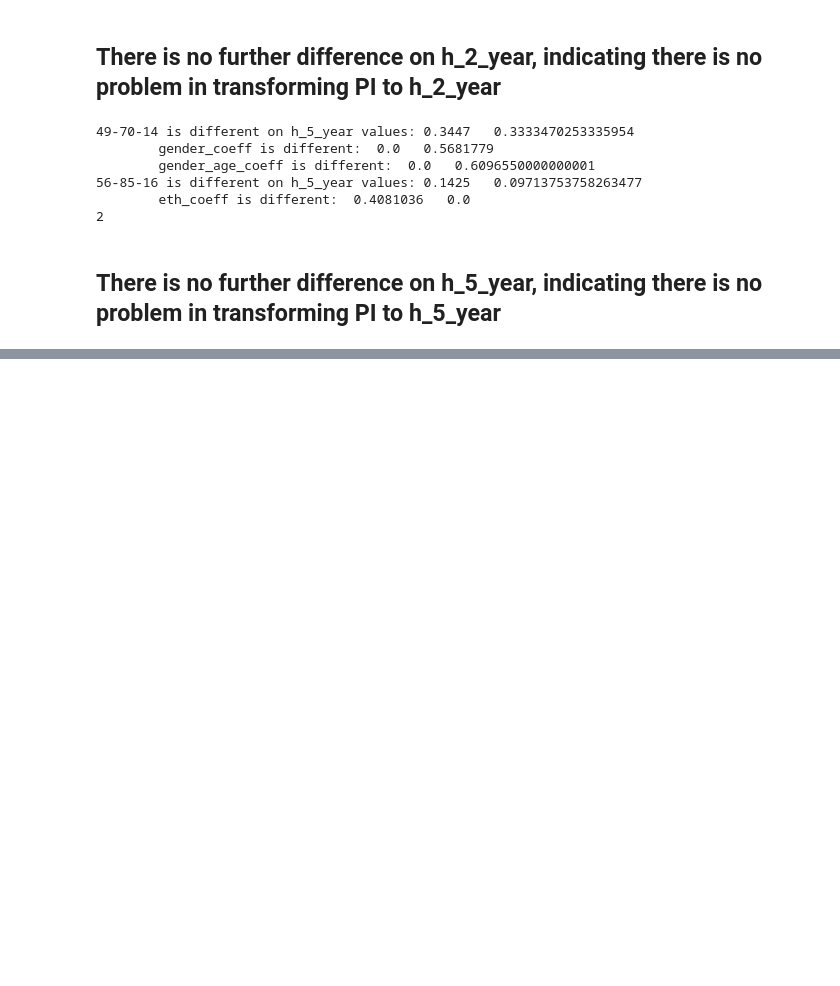
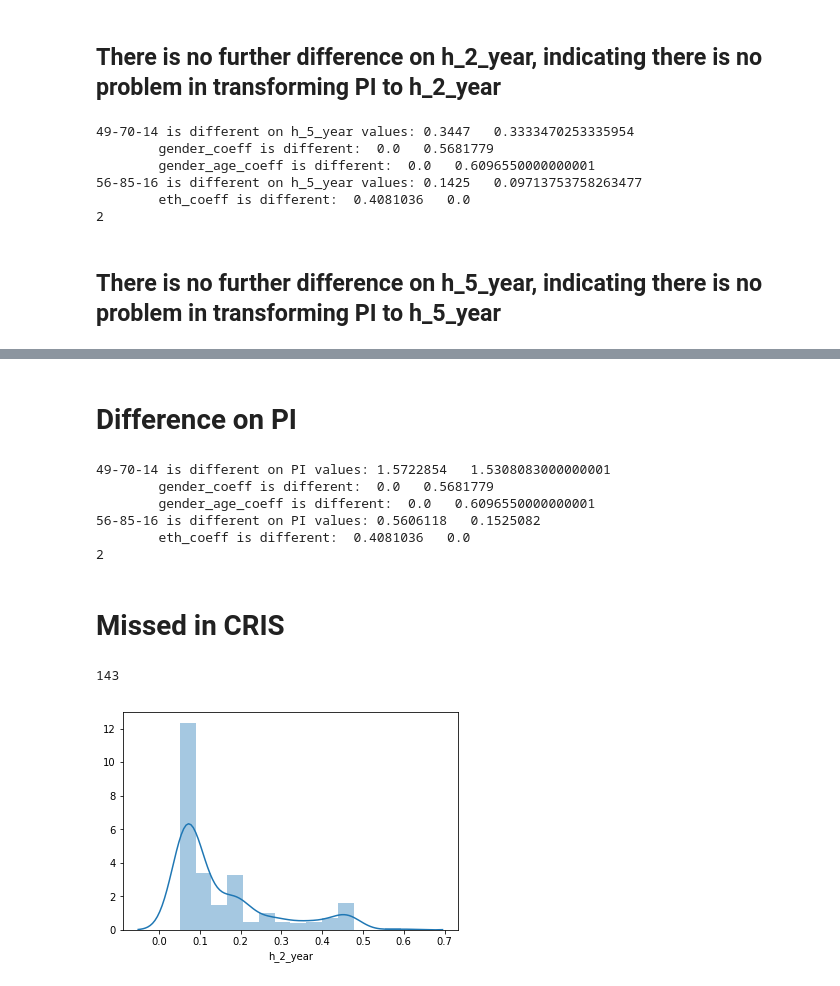
Before and after one commit to cogstack-slam/psychosis, a Jupyter notebook: validation.ipynb, the cells around one changed output, grey strips where cells are left out. Saved outputs shown, nothing was run; the diff lists cells and outputs as text; code cells hidden in the pictures; blank space fills up the shorter version.

```diff
--- a/validation.ipynb
+++ b/validation.ipynb
@@ -31,3 +35,5 @@ test_df.shape
+# %%
+max_date = max(test_df['index_diagnosis_date'])
 # %%
 sns.distplot(test_df['AGE_at_index_diagnosis'])
 plt.show()
@@ -213,0 +257,4 @@ print(mis_count)
+# %%
+df['first_primary_diagnosis_date'] = pd.to_datetime(df['first_primary_diagnosis_date'], errors='coerce').dt.date
+# %%
+df1 = df[(df['first_primary_diagnosis_date']>=min_date) & (df['first_primary_diagnosis_date']<= max_date)]
@@ -213,0 +265,2 @@ print(mis_count)
+# %%
+df1 = df1[(df1['age_at_index_diagnosis']>=16)]
@@ -213,0 +280,25 @@ print(mis_count)
+# %% [markdown]
+# Difference on PI
+# %%
+mis_count = 0
+for id in common_ids:
+    orig = test_df[test_df['Other_ID1'] == id]['PI'].values[0]
+    cog = df[df['patient_other_id1'] == id]['PI'].values[0]
+    if abs(orig - cog) > 0.00001:
+        mis_count += 1
+        print(str(id) + ' is different on PI values: ' + str(orig) + '   ' + str(cog))
+        for i in range(flen):
+            forig = test_df[test_df['Other_ID1'] == id][orig_fields[i]].values[0]
+            fcog = df[df['patient_other_id1'] == id][cog_fields[i]].values[0]
+            if abs(forig - fcog) > 0.00001:
+                print('\t' + cog_fields[i] + ' is different:  ' + str(forig) + '   ' + str(fcog))
+print(mis_count)
+# %% [output]
+49-70-14 is different on PI values: 1.5722854   1.5308083000000001
+        gender_coeff is different:  0.0   0.5681779
+        gender_age_coeff is different:  0.0   0.6096550000000001
+56-85-16 is different on PI values: 0.5606118   0.1525082
+        eth_coeff is different:  0.4081036   0.0
+2
+# %% [markdown]
+# Missed in CRIS
@@ -213,0 +307,9 @@ print(mis_count)
+# %%
+len(ids)
+# %% [output]
+143
+# %%
+sns.distplot(df1['h_2_year'])
+plt.show()
+# %% [output]
+[figure, added]
```
Also changed, not shown: parts of 16 cells of this notebook, 2 other files.
